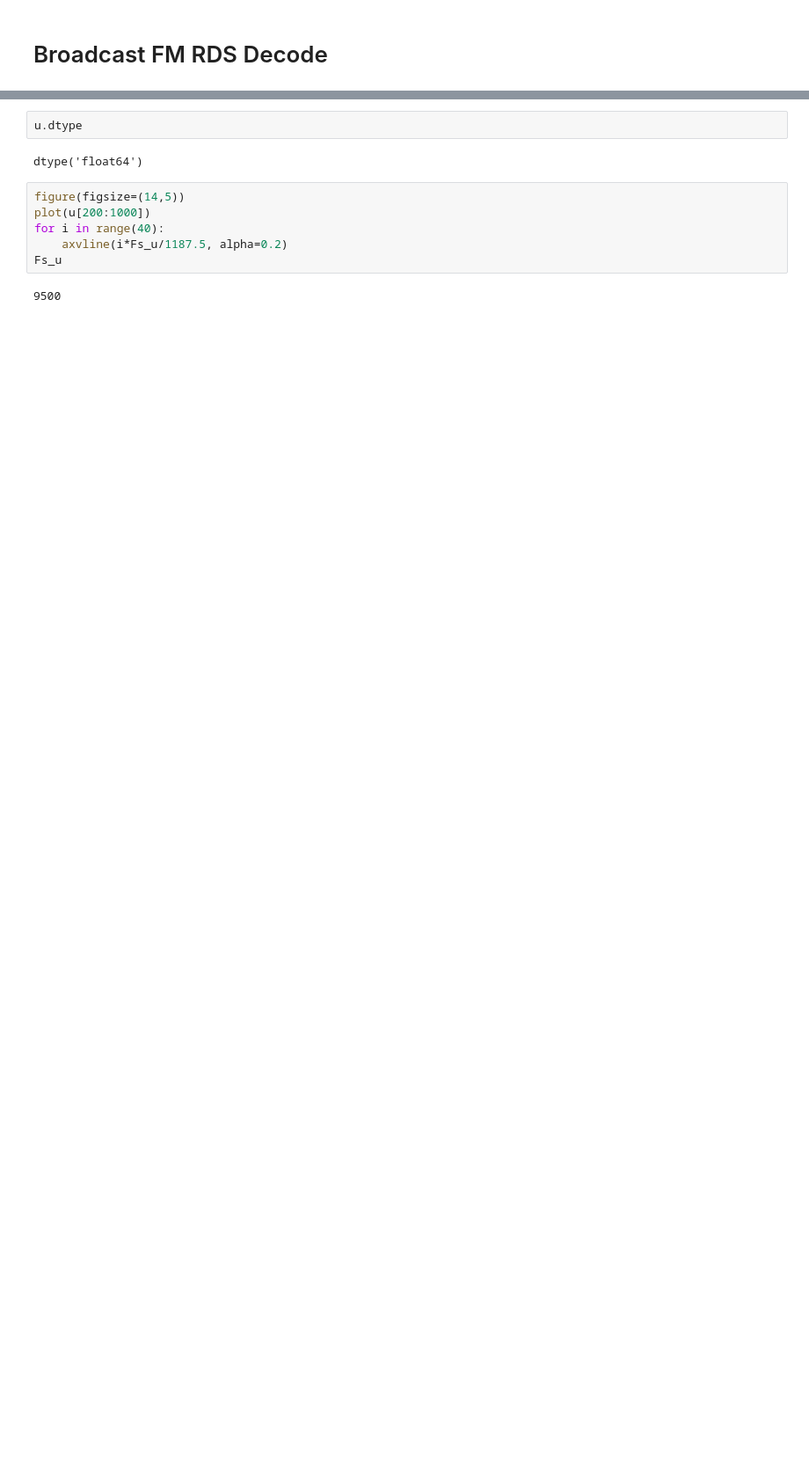
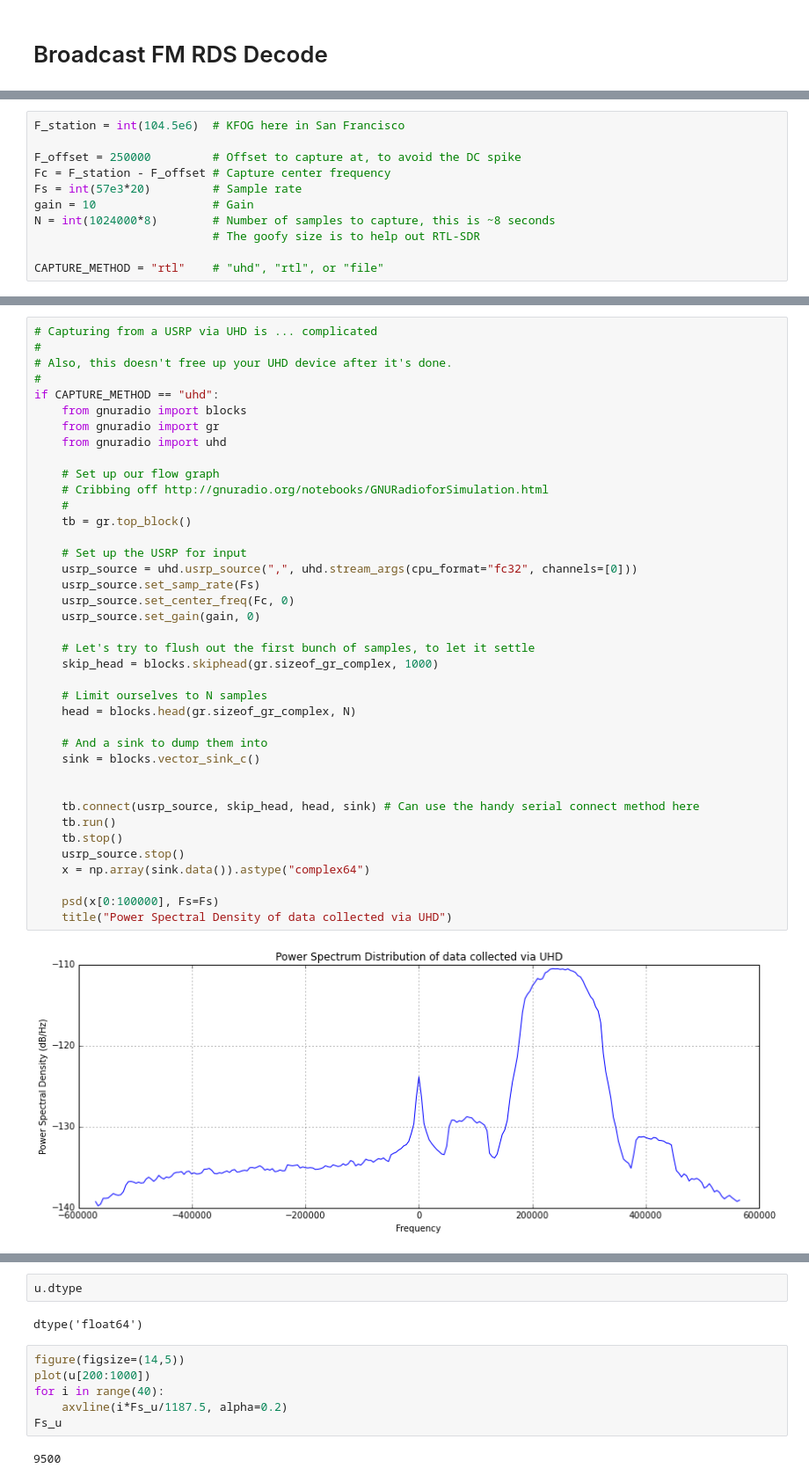
Before and after one commit to jbm9/sdr_snippets, a Jupyter notebook: web/gnuradio_and_ipython/2 Broadcast FM RDS Decode.ipynb, the cells around one changed output, grey strips where cells are left out. Shown at 88% size. Drawn from its saved outputs; the diff is of its cells as text; blank space fills up the shorter version.

```diff
--- a/web/gnuradio_and_ipython/2 Broadcast FM RDS Decode.ipynb
+++ b/web/gnuradio_and_ipython/2 Broadcast FM RDS Decode.ipynb
@@ -142,0 +43,11 @@ psd(w, Fs=Fs_new); None
+# %%
+F_station = int(104.5e6)  # KFOG here in San Francisco
+
+F_offset = 250000         # Offset to capture at, to avoid the DC spike
+Fc = F_station - F_offset # Capture center frequency
+Fs = int(57e3*20)         # Sample rate
+gain = 10                 # Gain
+N = int(1024000*8)        # Number of samples to capture, this is ~8 seconds
+                          # The goofy size is to help out RTL-SDR
+
+CAPTURE_METHOD = "rtl"    # "uhd", "rtl", or "file"
@@ -142,0 +70,41 @@ psd(w, Fs=Fs_new); None
+# %%
+# Capturing from a USRP via UHD is ... complicated
+#
+# Also, this doesn't free up your UHD device after it's done.
+#
+if CAPTURE_METHOD == "uhd":
+    from gnuradio import blocks
+    from gnuradio import gr
+    from gnuradio import uhd
+
+    # Set up our flow graph
+    # Cribbing off http://gnuradio.org/notebooks/GNURadioforSimulation.html
+    #
+    tb = gr.top_block()
+
+    # Set up the USRP for input
+    usrp_source = uhd.usrp_source(",", uhd.stream_args(cpu_format="fc32", channels=[0]))
+    usrp_source.set_samp_rate(Fs)
+    usrp_source.set_center_freq(Fc, 0)
+    usrp_source.set_gain(gain, 0)
+
+    # Let's try to flush out the first bunch of samples, to let it settle
+    skip_head = blocks.skiphead(gr.sizeof_gr_complex, 1000)
+
+    # Limit ourselves to N samples
+    head = blocks.head(gr.sizeof_gr_complex, N)
+
+    # And a sink to dump them into
+    sink = blocks.vector_sink_c()
+
+
+    tb.connect(usrp_source, skip_head, head, sink) # Can use the handy serial connect method here
+    tb.run()
+    tb.stop()
+    usrp_source.stop()
+    x = np.array(sink.data()).astype("complex64")
+
+    psd(x[0:100000], Fs=Fs)
+    title("Power Spectral Density of data collected via UHD")
+# %% [output]
+[figure, added]
```
Also changed, not shown: parts of 55 cells of this notebook.
